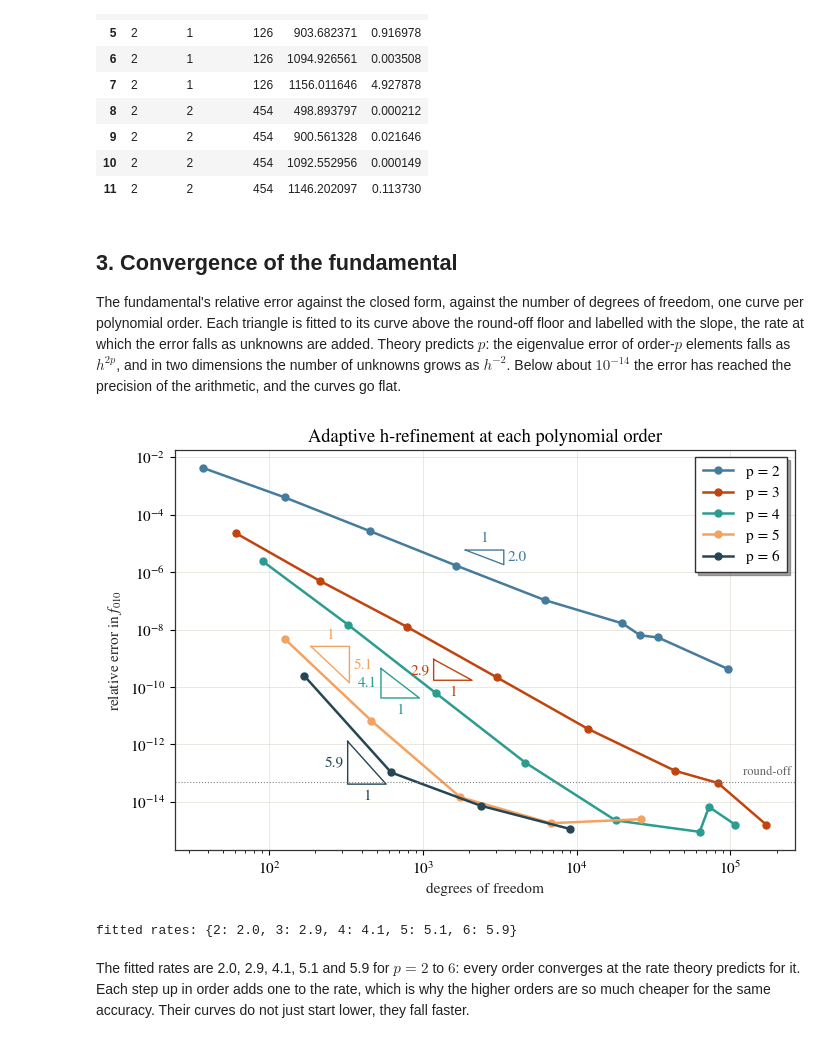
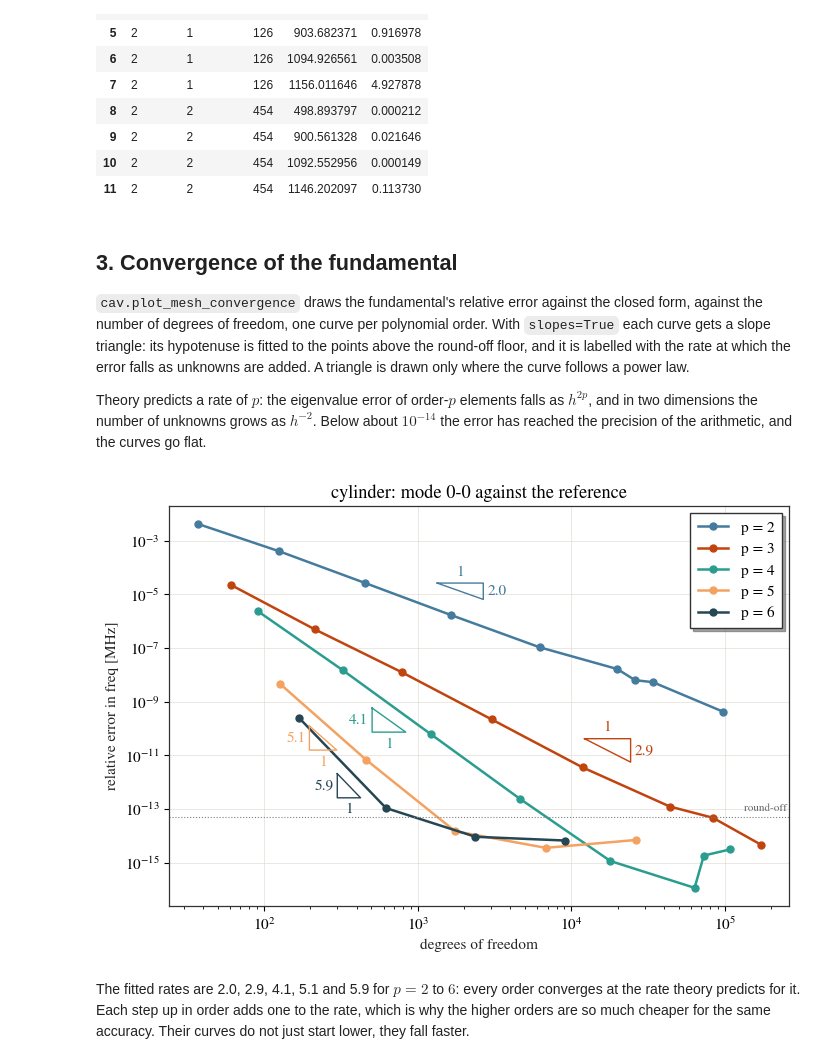
Before and after one commit to Dark-Elektron/cavsim2d, a Jupyter notebook: docs/source/examples/convergence/mesh_convergence.ipynb, the cells around one changed output. Drawn from its saved outputs; the diff is of its cells as text; code cells hidden in the pictures.

```diff
--- a/docs/source/examples/convergence/mesh_convergence.ipynb
+++ b/docs/source/examples/convergence/mesh_convergence.ipynb
@@ -73,71 +73,19 @@ df[['p', 'h_pass', 'No of DOFs', 'freq [MHz]', 'max_err']].head(12)
 # %% [markdown]
 ## 3. Convergence of the fundamental
 
-The fundamental's relative error against the closed form, against the number of degrees of
-freedom, one curve per polynomial order. Each triangle is fitted to its curve above the
-round-off floor and labelled with the slope, the rate at which the error falls as unknowns
-are added. Theory predicts $p$: the eigenvalue error of order-$p$ elements falls as
-$h^{2p}$, and in two dimensions the number of unknowns grows as $h^{-2}$. Below about
-$10^{-14}$ the error has reached the precision of the arithmetic, and the curves go flat.
+`cav.plot_mesh_convergence` draws the fundamental's relative error against the closed form,
+against the number of degrees of freedom, one curve per polynomial order. With `slopes=True`
+each curve gets a slope triangle: its hypotenuse is fitted to the points above the round-off
+floor, and it is labelled with the rate at which the error falls as unknowns are added. A
+triangle is drawn only where the curve follows a power law.
+
+Theory predicts a rate of $p$: the eigenvalue error of order-$p$ elements falls as $h^{2p}$,
+and in two dimensions the number of unknowns grows as $h^{-2}$. Below about $10^{-14}$ the
+error has reached the precision of the arithmetic, and the curves go flat.
 # %%
-ROUND_OFF = 5e-14
-
-
-def slope_triangle(ax, x, y, color, where, side, width=0.25):
-    # A right triangle beside a log-log curve, its hypotenuse parallel to a least-squares
-    # fit of the points above round-off, labelled with the fitted rate. *where* is the
-    # position along the fitted range (0 to 1) and *side* whether it sits above or below
-    # the curve.
-    x, y = np.asarray(x, float), np.asarray(y, float)
-    keep = y > ROUND_OFF
-    if keep.sum() < 2:
-        return None
-    lx, ly = np.log10(x[keep]), np.log10(y[keep])
-    k, c = np.polyfit(lx, ly, 1)
-    x0 = 10 ** (lx.min() + where * (lx.max() - lx.min()))
-    x1 = x0 * 10 ** width
-    shift = 4.0 if side == 'above' else 0.25
-    y0 = 10 ** (c + k * np.log10(x0)) * shift
-    y1 = y0 * (x1 / x0) ** k
-    if side == 'above':      # corner top-right: "1" along the top, the rate on the right
-        ax.plot([x0, x1, x1, x0], [y0, y0, y1, y0], color=color, lw=1)
-        ax.text(np.sqrt(x0 * x1), y0 * 1.5, '1', color=color, ha='center', va='bottom')
-        ax.text(x1 * 1.06, np.sqrt(y0 * y1), f'{-k:.1f}', color=color, ha='left', va='center')
-    else:                    # corner bottom-left: the rate on the left, "1" along the bottom
-        ax.plot([x0, x1, x0, x0], [y0, y1, y1, y0], color=color, lw=1)
-        ax.text(x0 / 1.06, np.sqrt(y0 * y1), f'{-k:.1f}', color=color, ha='right', va='center')
-        ax.text(np.sqrt(x0 * x1), y1 / 1.5, '1', color=color, ha='center', va='top')
-    return -k
-
-
-# where each triangle sits, chosen to keep it clear of the neighbouring curves
-PLACE = {2: (0.5, 'above'), 3: (0.45, 'below'), 4: (0.45, 'below'), 5: (0.3, 'above'),
-         6: (0.5, 'below')}
-
-
-fund = df[df['mode_index'] == '0-0'].copy()
-fund['rel_err'] = ((fund['freq [MHz]'] - f_analytic).abs() / f_analytic).clip(lower=1e-16)
-
-fig, ax = plt.subplots(figsize=(8, 5.2))
-rates = {}
-for i, (p, g) in enumerate(fund.groupby('p')):
-    g = g.sort_values('No of DOFs')
-    ax.plot(g['No of DOFs'], g['rel_err'], marker='o', ms=5,
-            color=WARM[i % len(WARM)], label=f'p = {p}')
-    rates[p] = slope_triangle(ax, g['No of DOFs'], g['rel_err'], WARM[i % len(WARM)],
-                              *PLACE.get(p, (0.5, 'below')))
-ax.axhline(ROUND_OFF, color='0.5', lw=0.8, ls=':')
-ax.set_xscale('log'); ax.set_yscale('log')
-ax.text(ax.get_xlim()[1], ROUND_OFF * 1.4, 'round-off ', color='0.4', ha='right',
-        va='bottom', fontsize=9)
-ax.set_xlabel('degrees of freedom'); ax.set_ylabel('relative error in $f_{010}$')
-ax.set_title('Adaptive h-refinement at each polynomial order')
-ax.legend()
-plt.show()
-print('fitted rates:', {int(p): round(r, 1) for p, r in rates.items() if r})
+cav.plot_mesh_convergence(reference=f_analytic, slopes=True);
 # %% [output]
-[figure, old version]
+[figure, new version]
-fitted rates: {2: 2.0, 3: 2.9, 4: 4.1, 5: 5.1, 6: 5.9}
 # %% [markdown]
 The fitted rates are 2.0, 2.9, 4.1, 5.1 and 5.9 for $p = 2$ to $6$: every order converges at
 the rate theory predicts for it. Each step up in order adds one to the rate, which is why the
```
Also changed, not shown: parts of 1 cell of this notebook, 11 other files.
